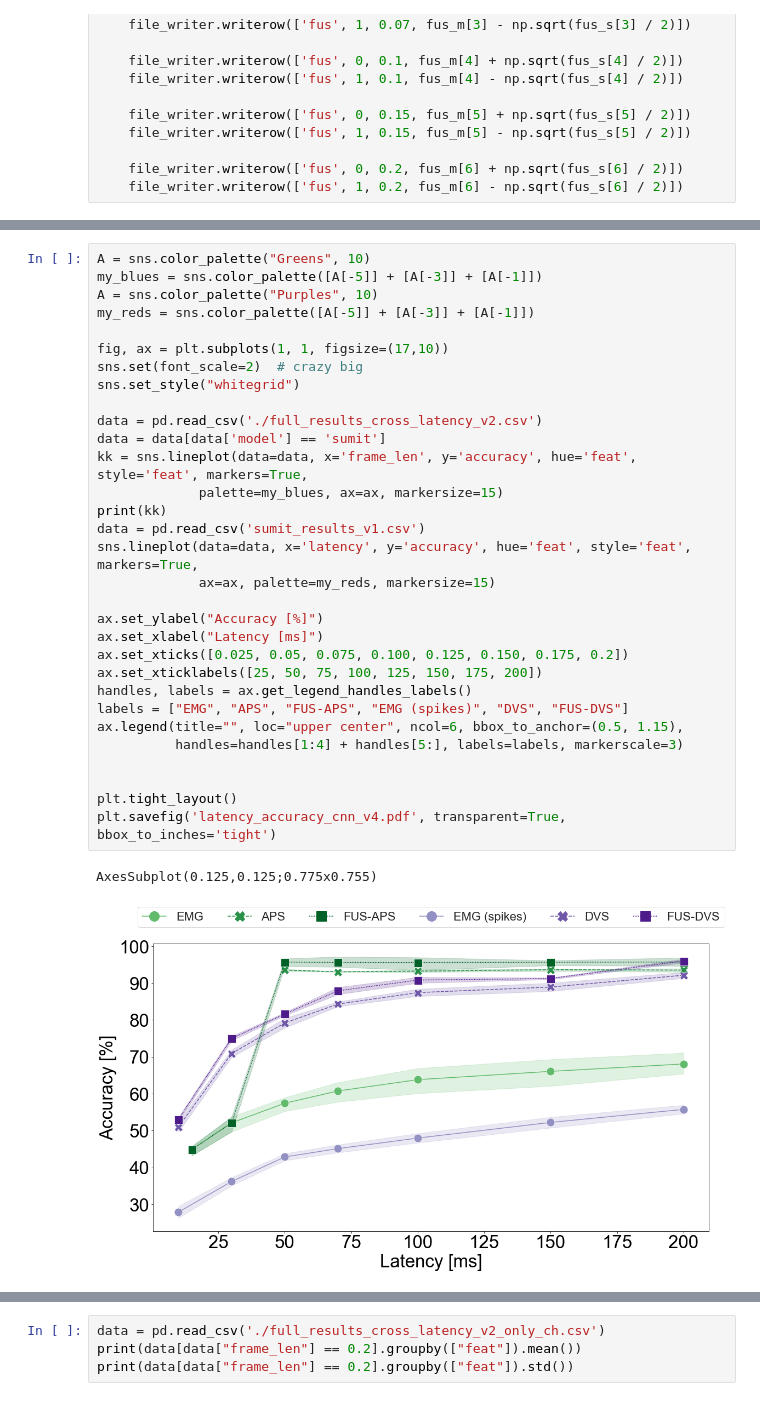
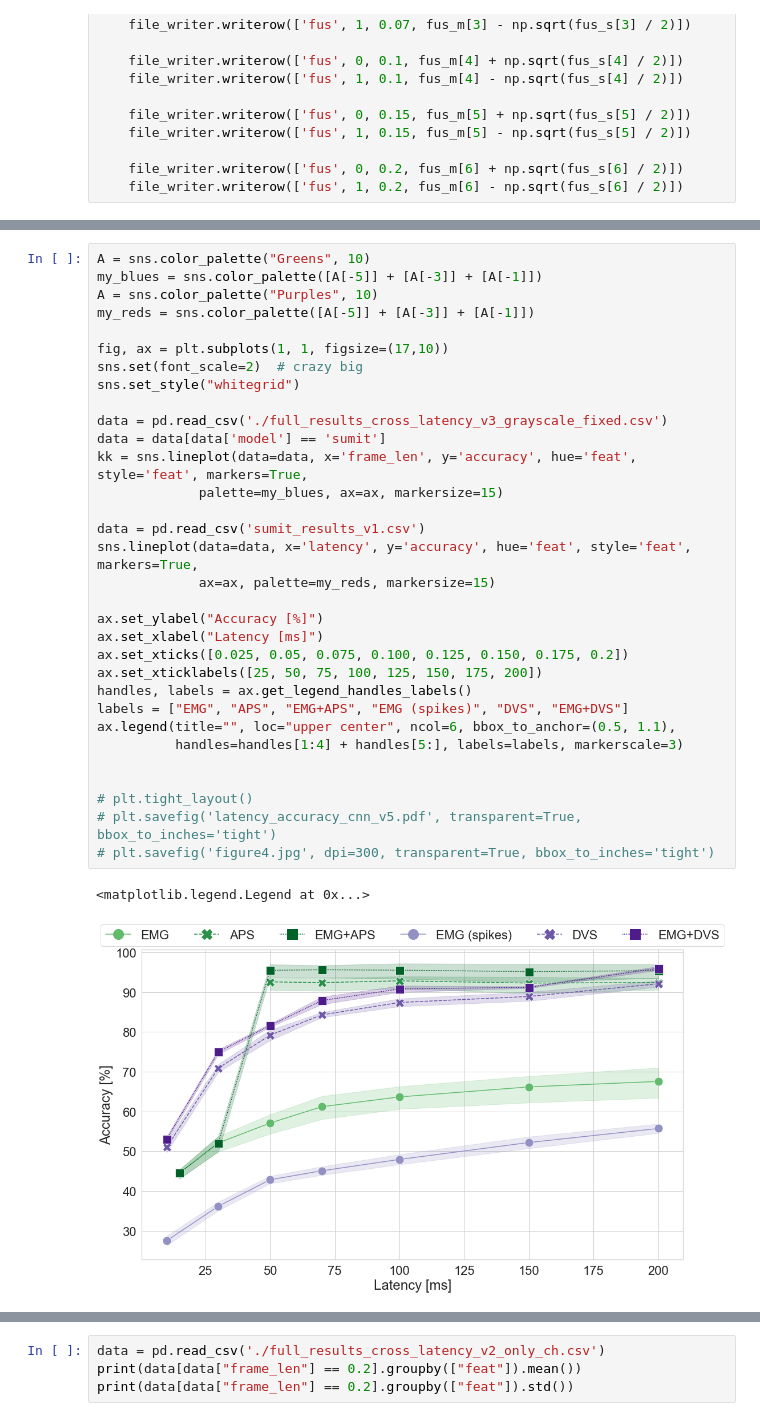
Before and after one commit to Enny1991/dvs_emg_fusion, a Jupyter notebook: plotting.ipynb, the cells around one changed output, grey strips where cells are left out. Drawn from its saved outputs; the diff is of its cells as text.

```diff
--- a/plotting.ipynb
+++ b/plotting.ipynb
@@ -103,37 +108,38 @@ sns.lineplot(data=data, x='latency', y='accuracy', hue='feat')
 # %%
 A = sns.color_palette("Greens", 10)
 my_blues = sns.color_palette([A[-5]] + [A[-3]] + [A[-1]])
 A = sns.color_palette("Purples", 10)
 my_reds = sns.color_palette([A[-5]] + [A[-3]] + [A[-1]])
 
 fig, ax = plt.subplots(1, 1, figsize=(17,10))
 sns.set(font_scale=2)  # crazy big
 sns.set_style("whitegrid")
 
-data = pd.read_csv('./full_results_cross_latency_v2.csv')
+data = pd.read_csv('./full_results_cross_latency_v3_grayscale_fixed.csv')
 data = data[data['model'] == 'sumit']
 kk = sns.lineplot(data=data, x='frame_len', y='accuracy', hue='feat', style='feat', markers=True,
              palette=my_blues, ax=ax, markersize=15)
-print(kk)
+
 data = pd.read_csv('sumit_results_v1.csv')
 sns.lineplot(data=data, x='latency', y='accuracy', hue='feat', style='feat', markers=True,
              ax=ax, palette=my_reds, markersize=15)
 
 ax.set_ylabel("Accuracy [%]")
 ax.set_xlabel("Latency [ms]")
 ax.set_xticks([0.025, 0.05, 0.075, 0.100, 0.125, 0.150, 0.175, 0.2])
 ax.set_xticklabels([25, 50, 75, 100, 125, 150, 175, 200])
 handles, labels = ax.get_legend_handles_labels()
-labels = ["EMG", "APS", "FUS-APS", "EMG (spikes)", "DVS", "FUS-DVS"]
-ax.legend(title="", loc="upper center", ncol=6, bbox_to_anchor=(0.5, 1.15),
+labels = ["EMG", "APS", "EMG+APS", "EMG (spikes)", "DVS", "EMG+DVS"]
+ax.legend(title="", loc="upper center", ncol=6, bbox_to_anchor=(0.5, 1.1),
           handles=handles[1:4] + handles[5:], labels=labels, markerscale=3)
 
 
-plt.tight_layout()
-plt.savefig('latency_accuracy_cnn_v4.pdf', transparent=True, bbox_to_inches='tight')
+# plt.tight_layout()
+# plt.savefig('latency_accuracy_cnn_v5.pdf', transparent=True, bbox_to_inches='tight')
+# plt.savefig('figure4.jpg', dpi=300, transparent=True, bbox_to_inches='tight')
 # %% [output]
-AxesSubplot(0.125,0.125;0.775x0.755)
+<matplotlib.legend.Legend at 0x...>
-[figure, old version]
+[figure, new version]
 # %%
 [_, _, fusion_scores, fusion_SOPs] = pickle.load(open('./ODIN_MorphIC_results/final_fusion.pkl', 'rb'))
 EMG_scores = pickle.load(open('./ODIN_MorphIC_results/lat_energy_ODIN.pkl', 'rb'))[0]		#Small bug corrected which made the initial EMG results appear better than expected.
```
Also changed, not shown: parts of 12 cells of this notebook, 3 other files.
